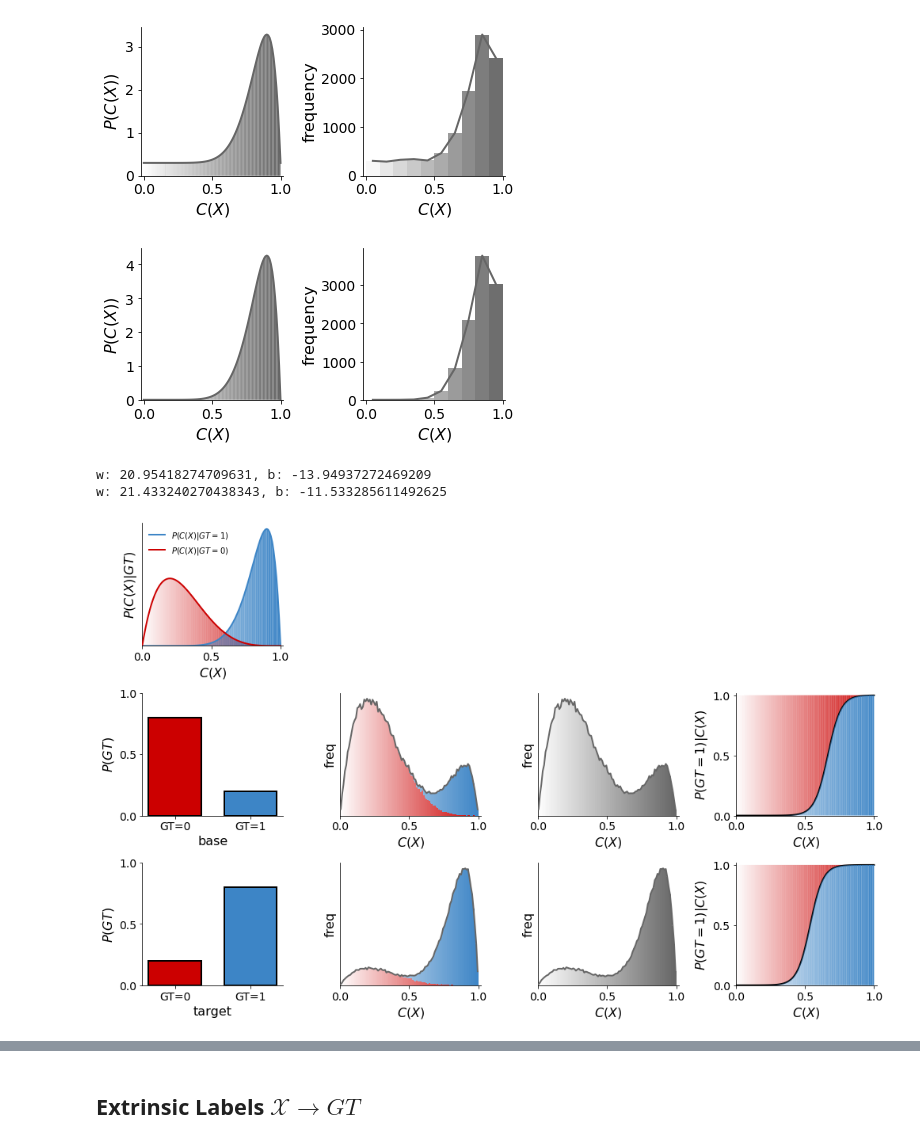
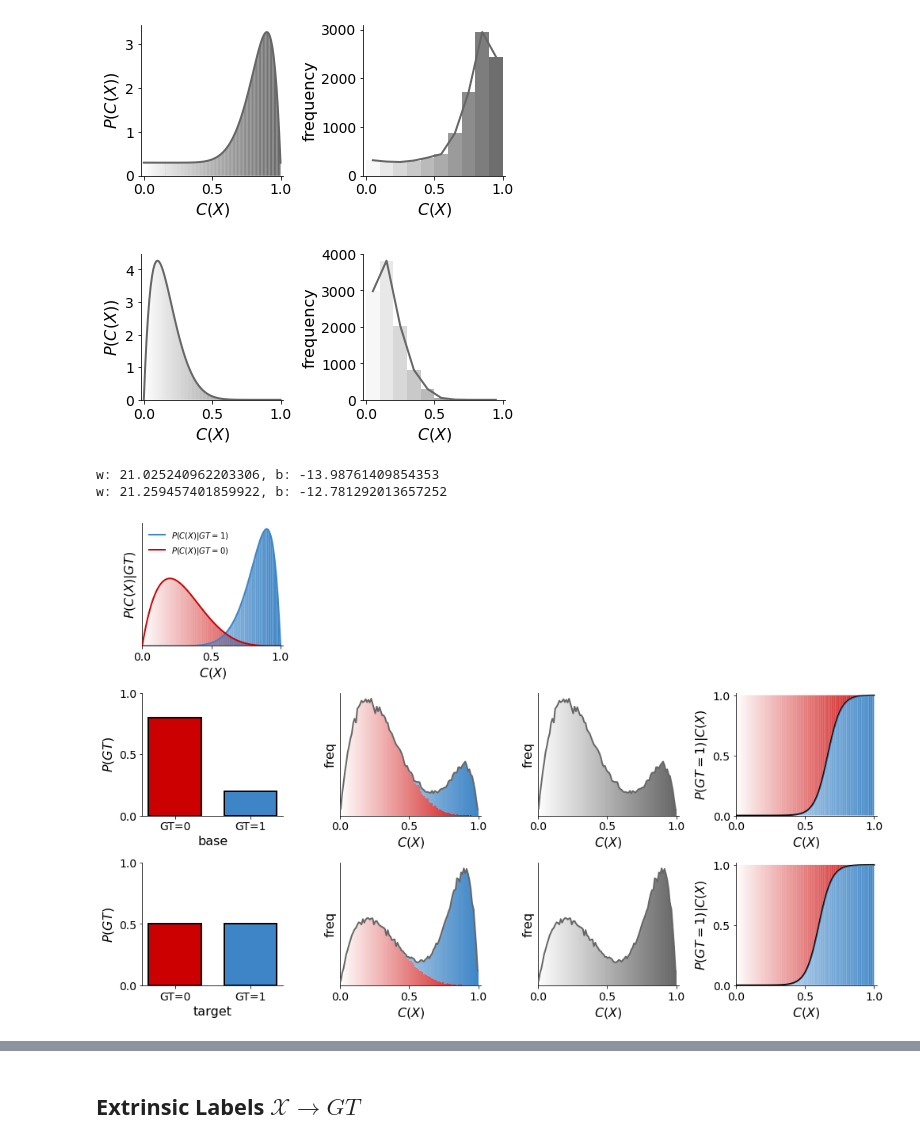
Before and after one commit to avalanchesiqi/pyquantifier, a Jupyter notebook: Sec0-Data-Generating.ipynb, the cells around one changed output, grey strips where cells are left out. Cells and saved outputs as stored; diff of their text form; code cells hidden in the pictures.

```diff
--- a/Sec0-Data-Generating.ipynb
+++ b/Sec0-Data-Generating.ipynb
@@ -98,10 +98,10 @@ mixture_model_rv.plot_pdf_and_hist(size=10000, color=unknown_color)
 # %% [output]
 [figure]
 # %%
-mixture_model_rv = MixtureModel([stats.beta(10, 2)], weights=[1])
+mixture_model_rv = MixtureModel([stats.beta(2, 10)], weights=[1])
 mixture_model_rv.plot_pdf_and_hist(size=10000, color=unknown_color)
 # %% [output]
-[figure, old version]
+[figure, new version]
 # %%
 def intrinsic_label_data_generator(pos_density_rvs, neg_density_rvs,
                                    p_p_list=[0.2, 0.7],
@@ -270,12 +270,12 @@ good_pos_density_rvs = MixtureModel([stats.beta(10, 2), stats.uniform(0, 1)], we
 good_neg_density_rvs = MixtureModel([stats.beta(2, 5), stats.uniform(0, 1)], weights=[1, 0])
 
 intrinsic_label_data_generator(good_pos_density_rvs, good_neg_density_rvs,
-                               p_p_list=[0.2, 0.8], size_list=[100000, 100000],
-                               period_list=['base', 'target'], name='dataset1')
+                               p_p_list=[0.2, 0.5], size_list=[100000, 100000],
+                               period_list=['base', 'target'], name='datasetnn')
 # %% [output]
-w: 20.95418274709631, b: -13.94937272469209
-w: 21.433240270438343, b: -11.533285611492625
+w: 21.025240962203306, b: -13.98761409854353
+w: 21.259457401859922, b: -12.781292013657252
-[figure, old version]
+[figure, new version]
 # %%
 # y -> x data simulation configuration
 bad_pos_density_rvs = MixtureModel([stats.beta(6, 4), stats.uniform(0, 1)], weights=[0.8, 0.2])
```
Also changed, not shown: parts of 5 cells of this notebook, 21 other files.
